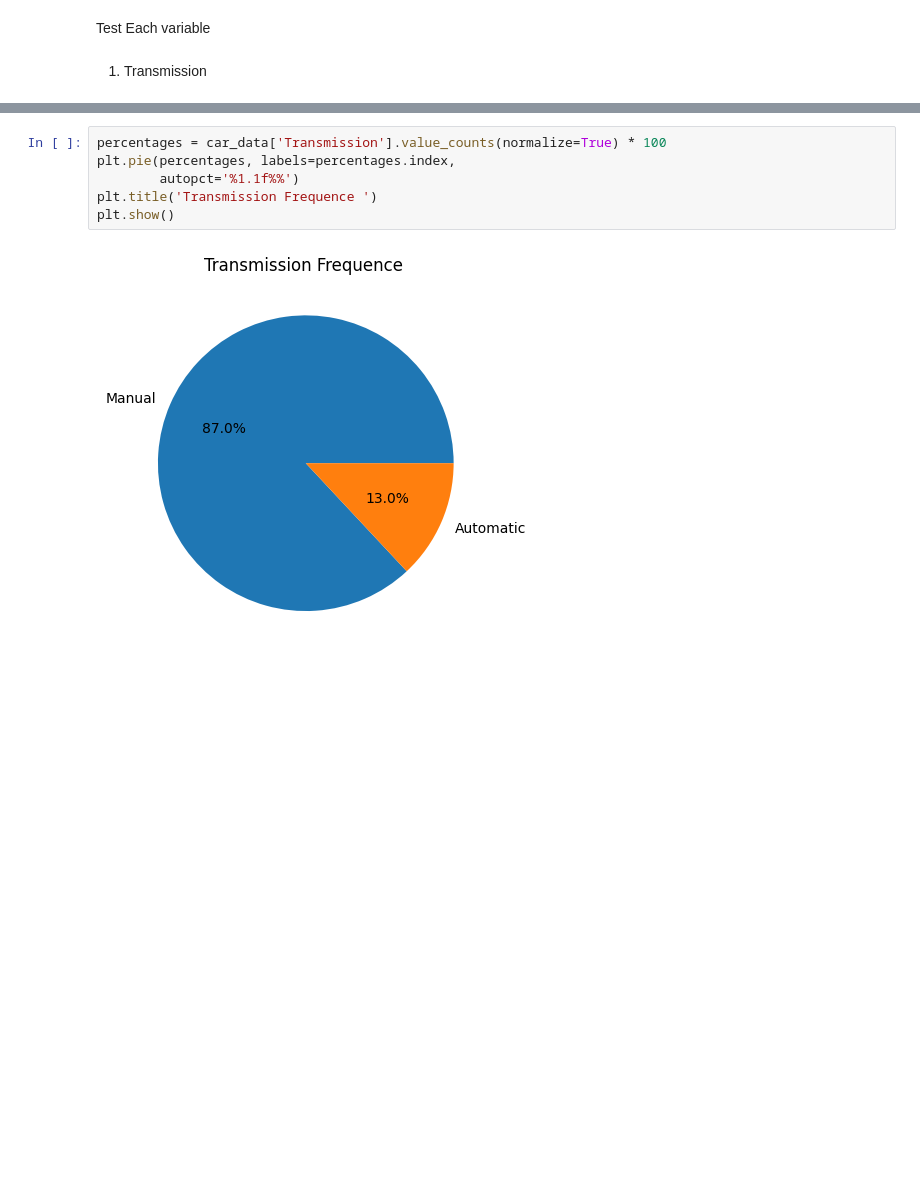
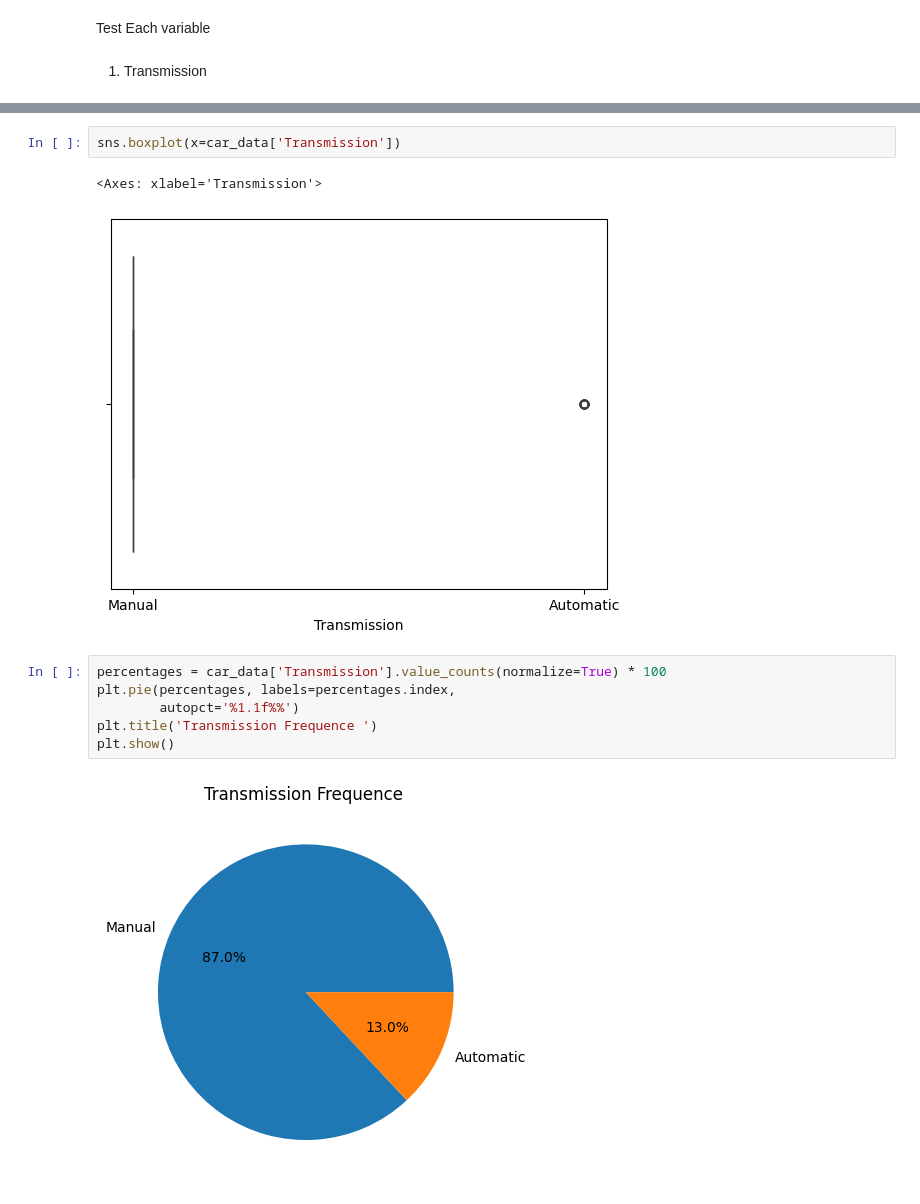
Before and after one commit to AichaELMouta/Car_Price_Prediction, a Jupyter notebook: car_price_prediction.ipynb, the cells around one changed output, grey strips where cells are left out. Saved outputs shown, nothing was run; the diff lists cells and outputs as text; blank space fills up the shorter version.

```diff
--- a/car_price_prediction.ipynb
+++ b/car_price_prediction.ipynb
@@ -186,6 +186,11 @@ import plotly.express as px
 px.histogram(car_data , x = 'Transmission' ,  text_auto = '.1f' , title = 'Transmission Range')
 # %% [output]
 [interactive output not drawn]
+# %%
+sns.boxplot(x=car_data['Transmission'])
+# %% [output]
+<Axes: xlabel='Transmission'>
+[figure, added]
 # %%
 percentages = car_data['Transmission'].value_counts(normalize=True) * 100
 plt.pie(percentages, labels=percentages.index,
```
Also changed, not shown: parts of 9 cells of this notebook.
